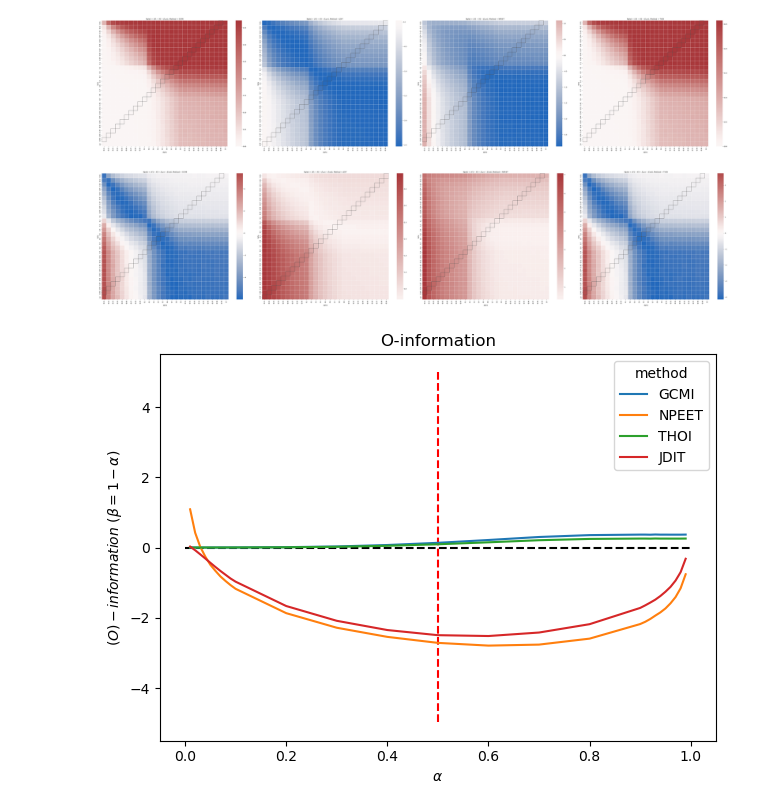
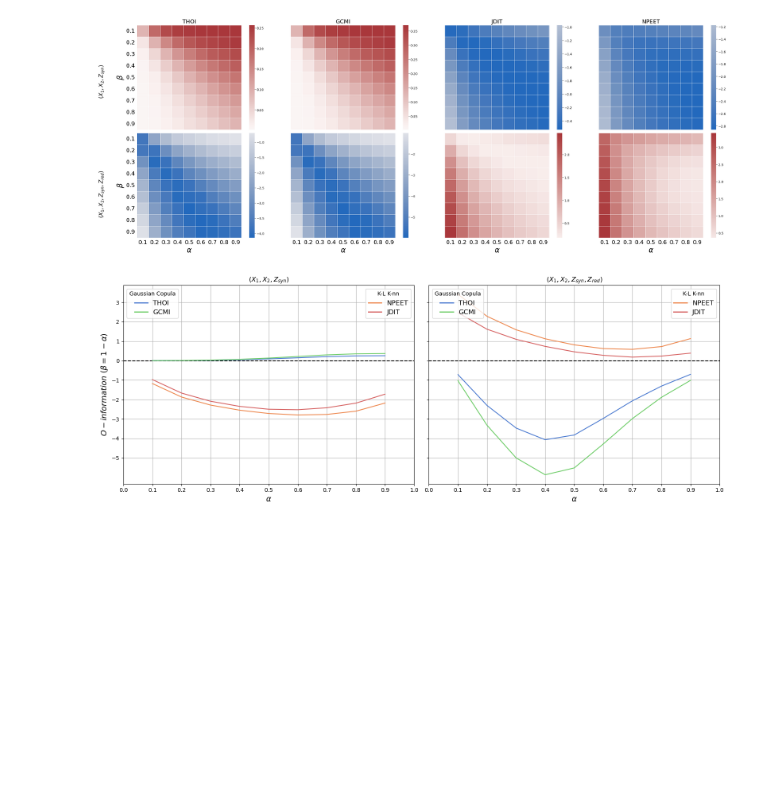
Before and after one commit to Laouen/Oinformation, a Jupyter notebook: analysis/o_information_qualitative.ipynb, the cells around one changed output. Cells and saved outputs as stored; diff of their text form; code cells hidden in the pictures; blank space fills up the shorter version.

```diff
--- a/analysis/o_information_qualitative.ipynb
+++ b/analysis/o_information_qualitative.ipynb
@@ -81,15 +169,13 @@ for nplet in df['n-plet'].unique():
 # %%
 df1 = pd.read_csv('../benchmarking/results/o_info/system-relu_pow-1.0_repeat-20_t-10000.tsv', sep='\t')
 df2 = pd.read_csv('../benchmarking/results/o_info/system-relu_pow-1.0_repeat-20_t-10000_JDIT.tsv', sep='\t')
 
 df = pd.concat([df1, df2])
 
-for nplet in df['n-plet'].unique():
-    plot_o_info_2d(df, nplet)
+df = df[(df['beta'] >= 0.095) & (df['beta'] <= 0.905) & (df['alpha'] >= 0.095) & (df['alpha'] <= 0.905)]
 
-for nplet in df['n-plet'].unique():
-    plot_o_info_linear(df, nplet)
+plot_o_info_heatmap(df, 'relu_pow-1.0|')
+plot_o_info_linear(df, 'relu_pow-1.0')
 # %% [output]
-[figure, old version]
+[figure, new version]
-[figure, old version]
+[figure, new version]
-[figure, removed]
```
Also changed, not shown: parts of 9 cells of this notebook, 24 other files.
